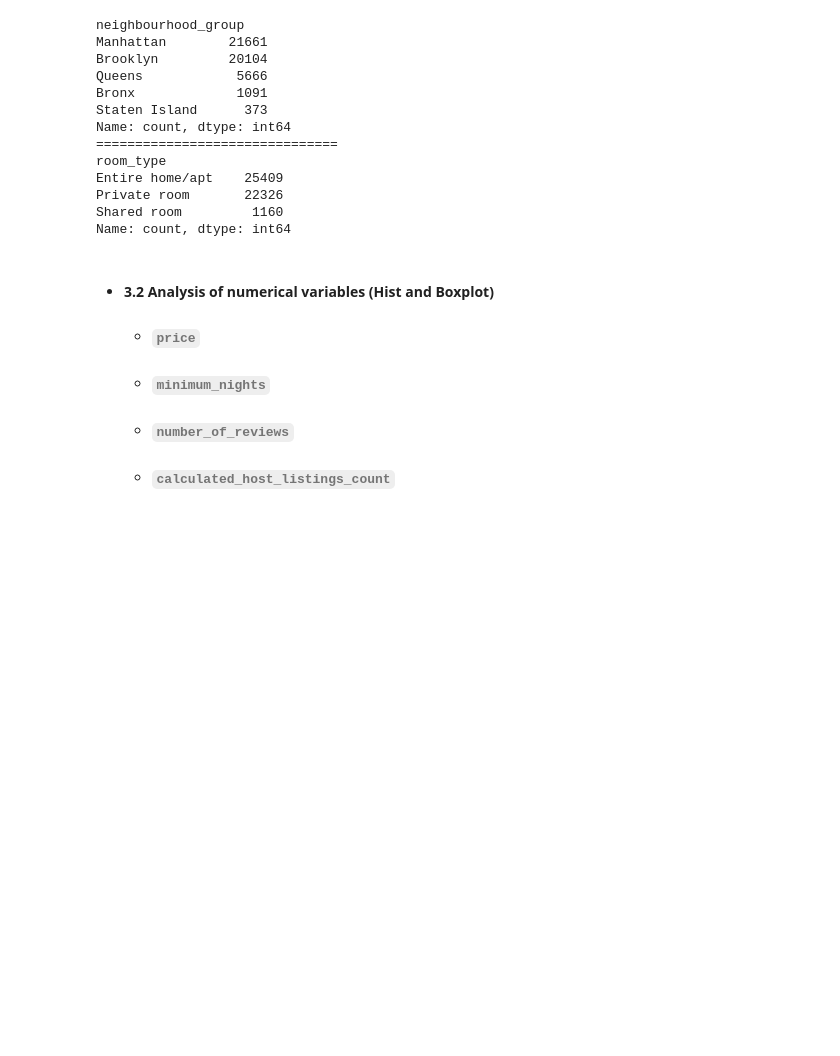
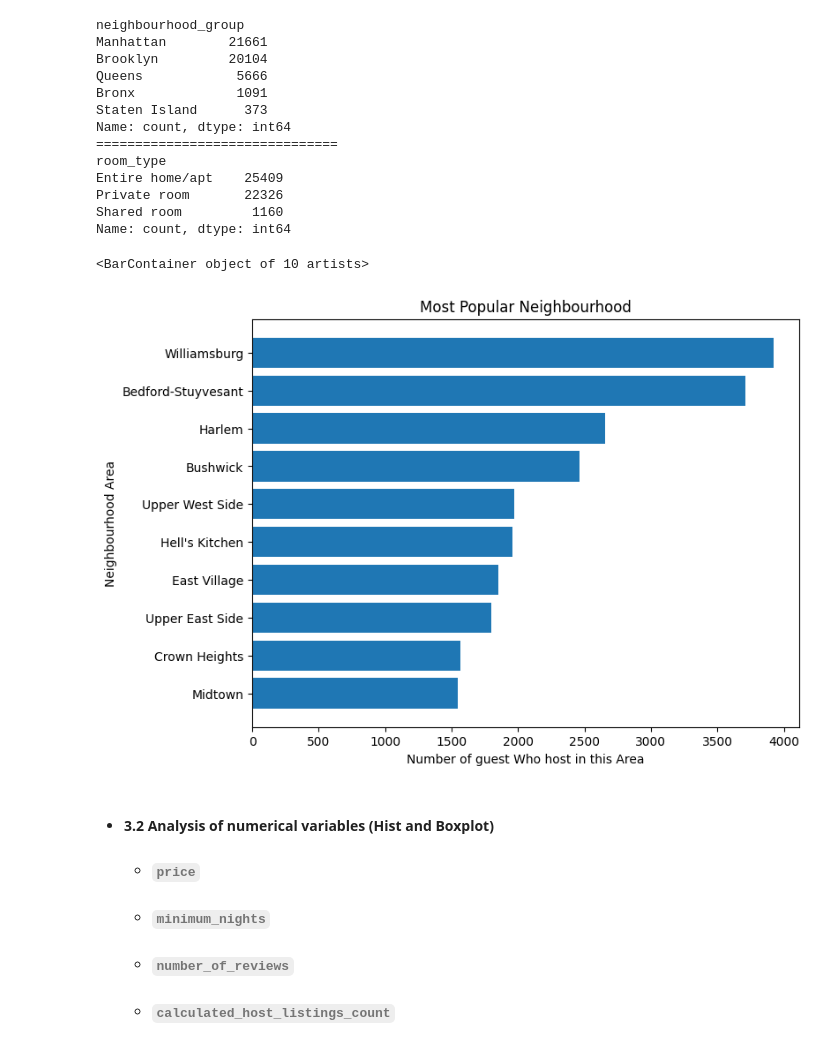
Before and after one commit to 4GeeksAcademy/fer-romerEDA, a Jupyter notebook: src/explore.ipynb, the cells around one changed output. Cells and saved outputs as stored; diff of their text form; code cells hidden in the pictures; blank space fills up the shorter version.

```diff
--- a/src/explore.ipynb
+++ b/src/explore.ipynb
@@ -219,6 +237,22 @@ Entire home/apt    25409
 Private room       22326
 Shared room         1160
 Name: count, dtype: int64
+# %%
+data = AB_NYC_2019.neighbourhood.value_counts()[:10]
+plt.figure(figsize=(8, 6))
+x = list(data.index)
+y = list(data.values)
+x.reverse()
+y.reverse()
+
+plt.title("Most Popular Neighbourhood")
+plt.ylabel("Neighbourhood Area")
+plt.xlabel("Number of guest Who host in this Area")
+
+plt.barh(x, y)
+# %% [output]
+<BarContainer object of 10 artists>
+[figure, added]
 # %% [markdown]
 - #### 3.2 Analysis of numerical variables (Hist and Boxplot)
     - ###### `price`
```
Also changed, not shown: parts of 11 cells of this notebook.
